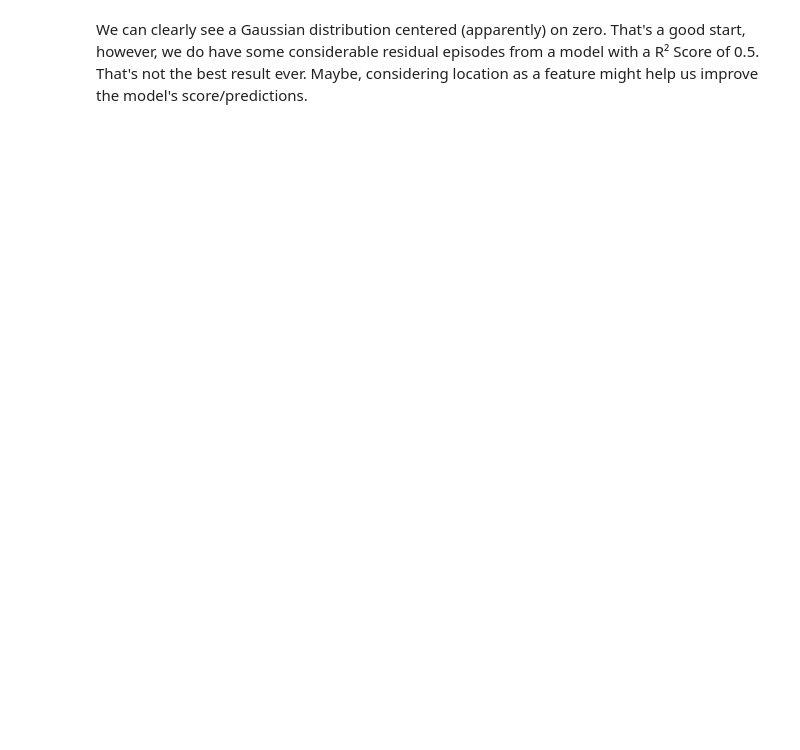
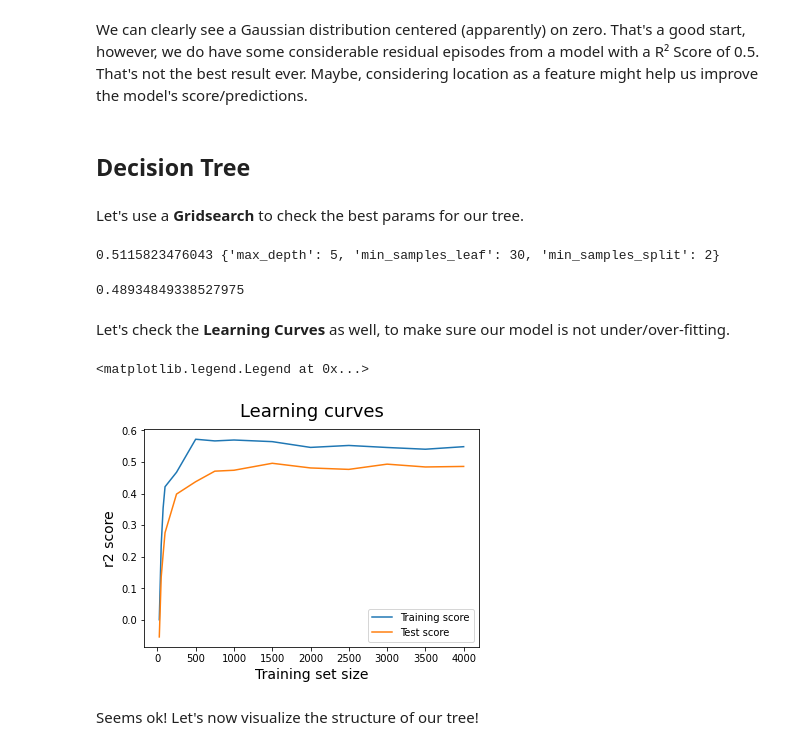
Before and after one commit to gontijo-pedro/BH_Housing_Prices, a Jupyter notebook: notebooks/Day 03 - First Model.ipynb, the cells around one changed output. Drawn from its saved outputs; the diff is of its cells as text; code cells hidden in the pictures; blank space fills up the shorter version.

Commit message:
Testing some Trees/Forest

```diff
--- a/notebooks/Day 03 - First Model.ipynb
+++ b/notebooks/Day 03 - First Model.ipynb
@@ -149,2 +151,59 @@ sns.histplot(residuals, bins=100, kde=True);
 # %% [markdown]
 We can clearly see a Gaussian distribution centered (apparently) on zero. That's a good start, however, we do have some considerable residual episodes from a model with a R² Score of 0.5. That's not the best result ever. Maybe, considering location as a feature might help us improve the model's score/predictions.
+# %% [markdown]
+## Decision Tree
+# %% [markdown]
+Let's use a **Gridsearch** to check the best params for our tree.
+# %%
+tree = DecisionTreeRegressor()
+
+grid = {'max_depth': [4, 5, 6],
+        'min_samples_split': [2, 3, 4],
+        'min_samples_leaf': [10, 20, 30]}
+
+search = GridSearchCV(tree, grid,
+                           scoring = 'r2',
+                           cv = 5,
+                           n_jobs=-1 # paralellize computation
+                          )
+
+search.fit(X_train, y_train)
+print(search.best_score_, search.best_params_) # >>> 0.4946606248693768 {'max_depth': 5, 'min_samples_leaf': 20, 'min_samples_split': 2}
+# %% [output]
+0.5115823476043 {'max_depth': 5, 'min_samples_leaf': 30, 'min_samples_split': 2}
+# %%
+tree = DecisionTreeRegressor(max_depth=5, min_samples_split=2, min_samples_leaf=20)
+
+cv_results = cross_validate(tree, X, y, scoring = "r2", cv=5)
+cv_results['test_score'].mean() # >>> 0.48934849338527975
+# %% [output]
+0.48934849338527975
+# %% [markdown]
+Let's check the **Learning Curves** as well, to make sure our model is not under/over-fitting.
+# %%
+#Define our Train Sizes inside the function, or store it outside in a variable just like you did here;
+train_sizes = [25,50,75,100,250,500,750,1000,1500,2000,2500,3000,3500,4000]
+
+        #The function output consists in 5 arrays: train_sizes_abs, train_scores, test_scores, fit_times and score_times;
+        #The function performs an Automatic Cross Validation (again, the 'cv' is the number of folds);
+        #The 'estimator' must be an object that can perform both 'fit' and 'test' methods;
+train_sizes, train_scores, test_scores = learning_curve(DecisionTreeRegressor(max_depth=5,
+                                                                              min_samples_split=2,
+                                                                              min_samples_leaf=20), X=X, y=y, train_sizes=train_sizes, cv=5, scoring='r2')
+
+        #Compute the mean of the Cross-Validated Train Scores and Test Scores;
+train_scores_mean = np.mean(train_scores, axis=1)
+test_scores_mean = np.mean(test_scores, axis=1)
+
+        #And now plot the whole thing;
+plt.plot(train_sizes, train_scores_mean, label = 'Training score')
+plt.plot(train_sizes, test_scores_mean, label = 'Test score')
+plt.ylabel('r2 score', fontsize = 14)
+plt.xlabel('Training set size', fontsize = 14)
+plt.title('Learning curves', fontsize = 18, y = 1.03)
+plt.legend()
+# %% [output]
+<matplotlib.legend.Legend at 0x...>
+[figure, added]
+# %% [markdown]
+Seems ok! Let's now visualize the structure of our tree!
```
Also changed, not shown: parts of 10 cells of this notebook, 1 other file.
